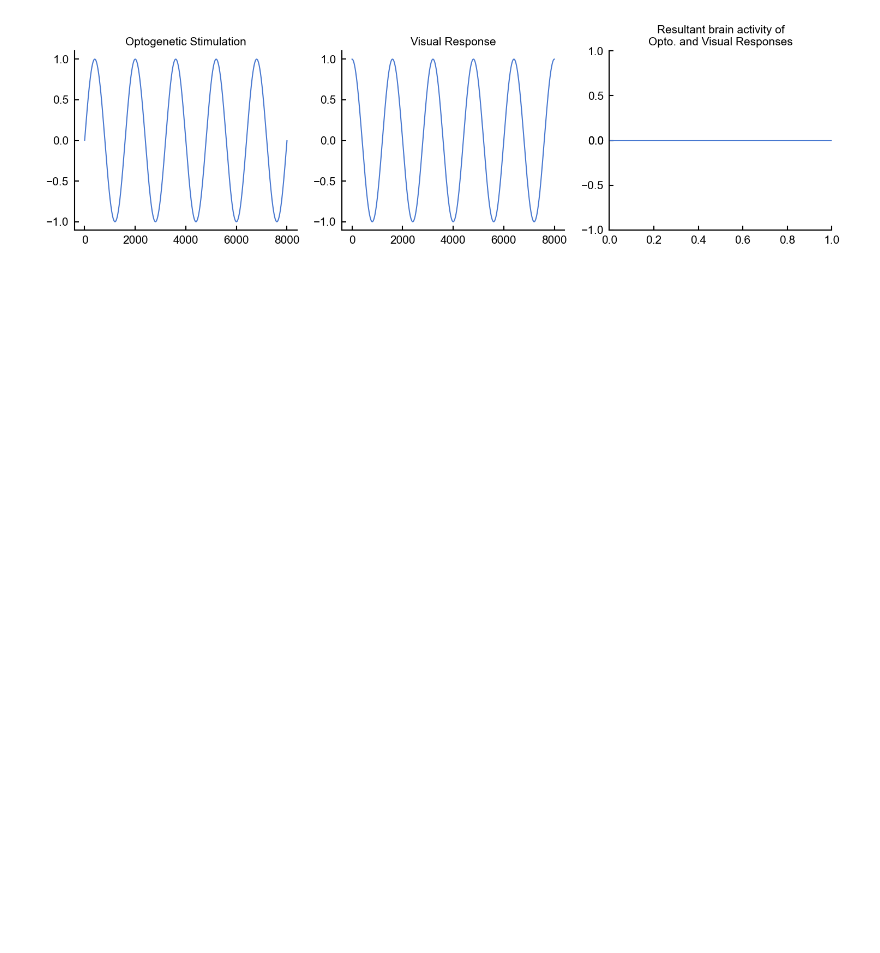
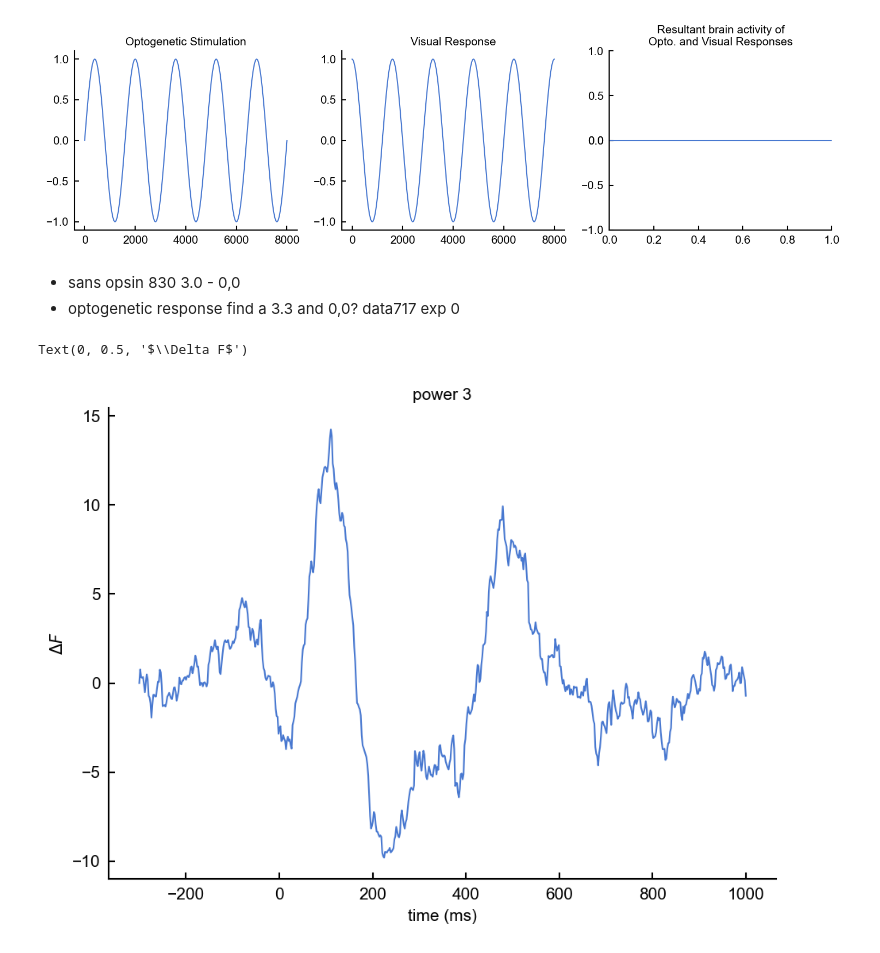
Before and after one commit to paschamatveev/wfOptoProject, a Jupyter notebook: wf + opto/mg figures.ipynb, the cells around one changed output. Cells and saved outputs as stored; diff of their text form; code cells hidden in the pictures; blank space fills up the shorter version.

Commit message:
graphs

```diff
--- a/wf + opto/mg figures.ipynb
+++ b/wf + opto/mg figures.ipynb
@@ -40,3 +44,11 @@ axs[2].set_yticks([-1, 0, -.5, 0, .5, 1])
 fig.tight_layout()
 # %% [output]
 [figure]
+# %% [markdown]
+- sans opsin 830 3.0 - 0,0
+- optogenetic response find a 3.3 and 0,0? data717 exp 0
+# %%
+data830 = wfOpto((Path(r'Z:\Subjects\AL_0023\2023-08-30\1')), listExps=[np.r_[:1350], np.r_[1350:1800]])
+# %% [output]
+Text(0, 0.5, '$\\Delta F$')
+[figure, added]
```
Also changed, not shown: parts of 12 cells of this notebook.
